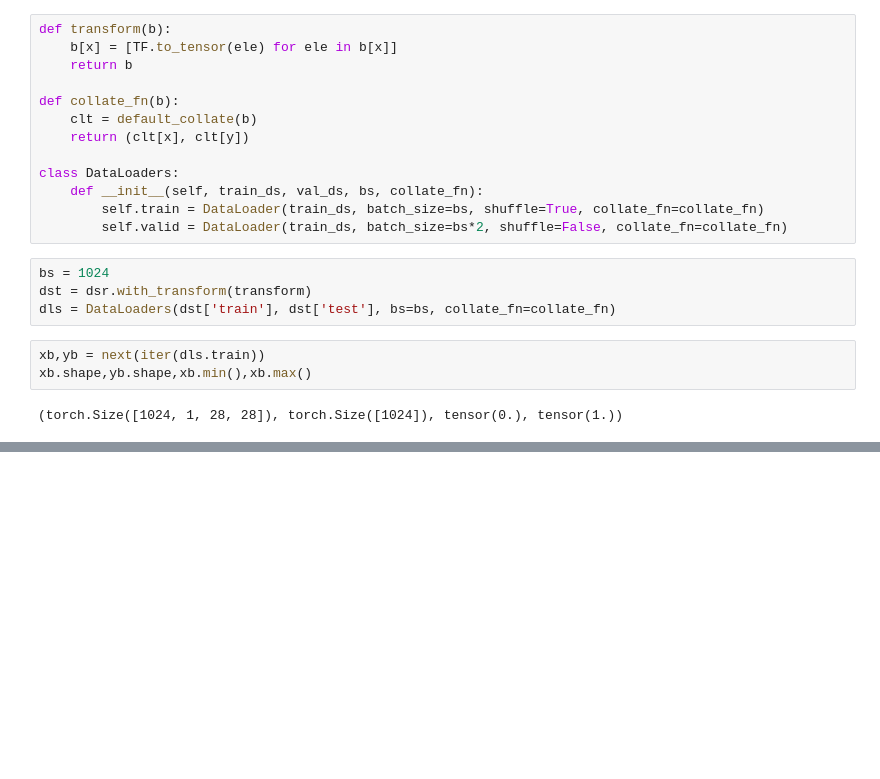
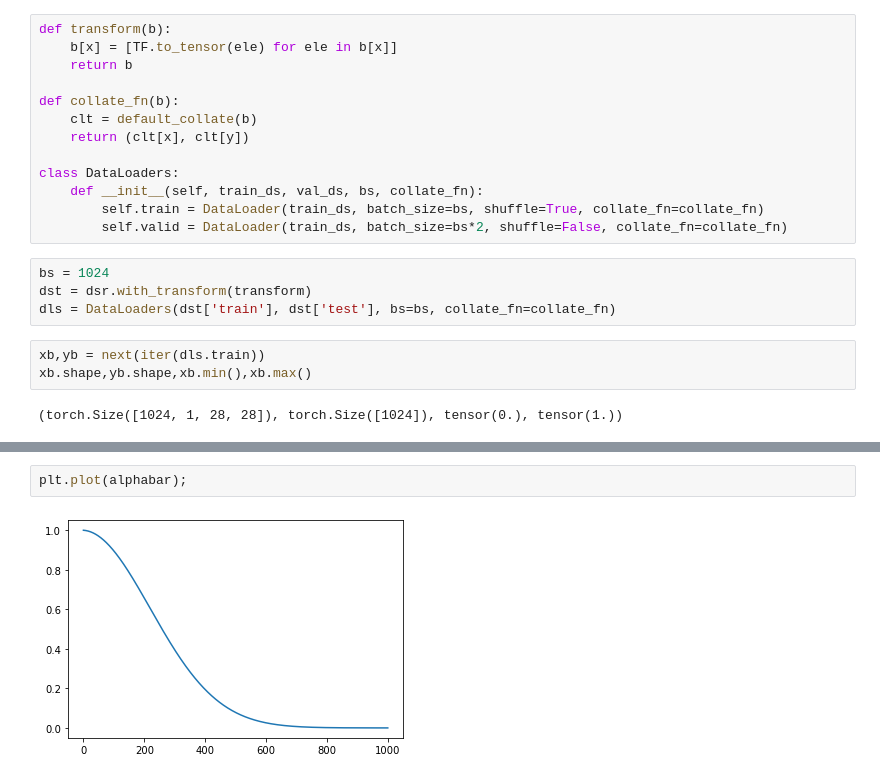
Before and after one commit to arun477/stable_diffusion, a Jupyter notebook: ddpm.ipynb, the cells around one changed output, grey strips where cells are left out. Saved outputs shown, nothing was run; the diff lists cells and outputs as text; blank space fills up the shorter version.

```diff
--- a/ddpm.ipynb
+++ b/ddpm.ipynb
@@ -39,0 +53,4 @@ plt.imshow(xb[0].permute(1,2,0))
+# %%
+plt.plot(alphabar);
+# %% [output]
+[figure, added]
```
Also changed, not shown: parts of 7 cells of this notebook.
